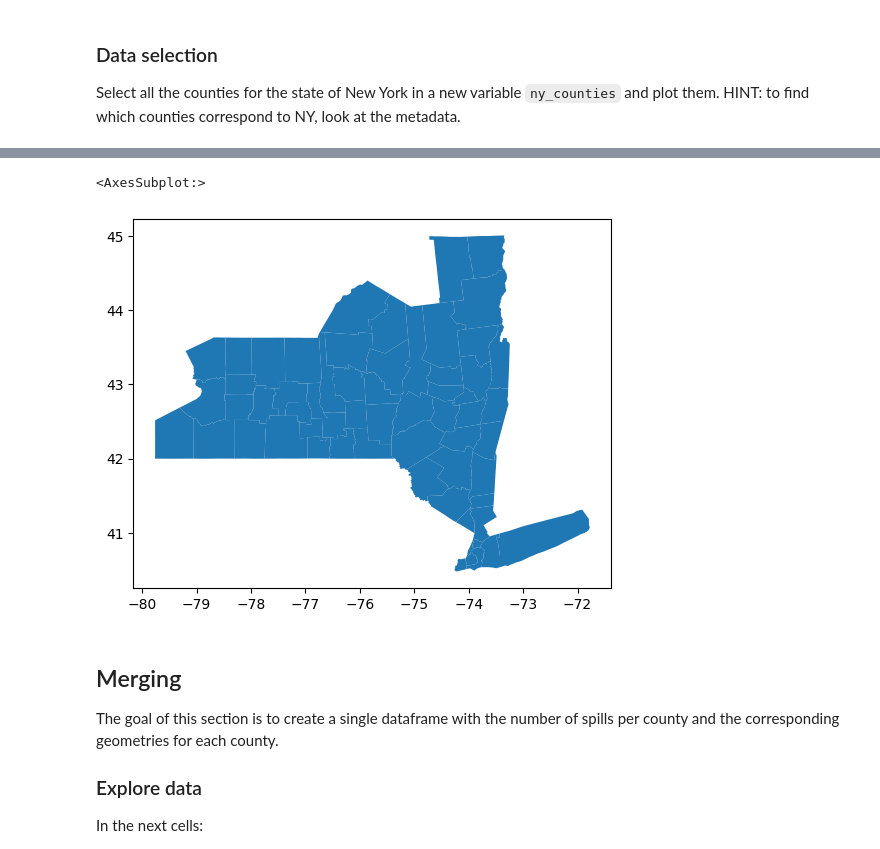
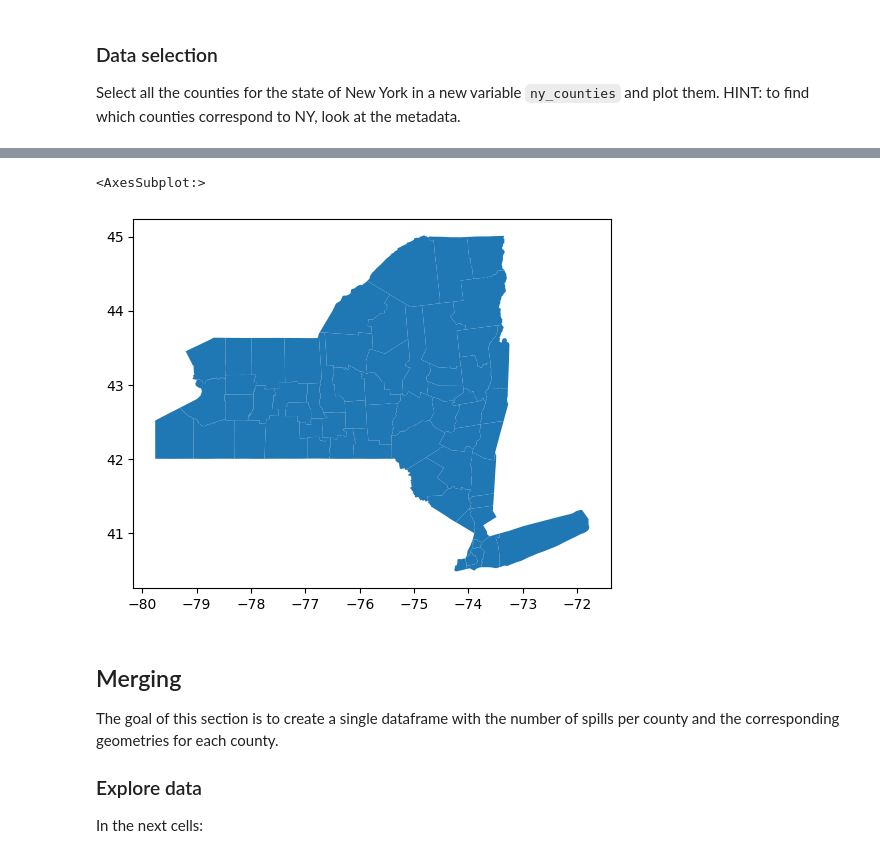
Before and after one commit to mariamkg00/eds-220-hwk-3, a Jupyter notebook: hwk3-task1-spills.ipynb, the cells around one changed output, grey strips where cells are left out. Cells and saved outputs as stored; diff of their text form; code cells hidden in the pictures.

```diff
--- a/hwk3-task1-spills.ipynb
+++ b/hwk3-task1-spills.ipynb
@@ -369,13 +369,13 @@ geometry    geometry
 dtype: object
 # %%
 #using loc to specify which countyns corresponds to new york
-ny_counties = counties.loc[(counties.countyns >= 974099) & (counties.countyns <= 974159)]
+ny_counties = counties.loc[(counties.statefp == '36')]
 
 #plotting the ny counties dataset
 ny_counties.plot()
 # %% [output]
 <AxesSubplot:>
-[figure, old version]
+[figure, new version]
 # %% [markdown]
 ## Merging
 
```
Also changed, not shown: parts of 16 cells of this notebook.
